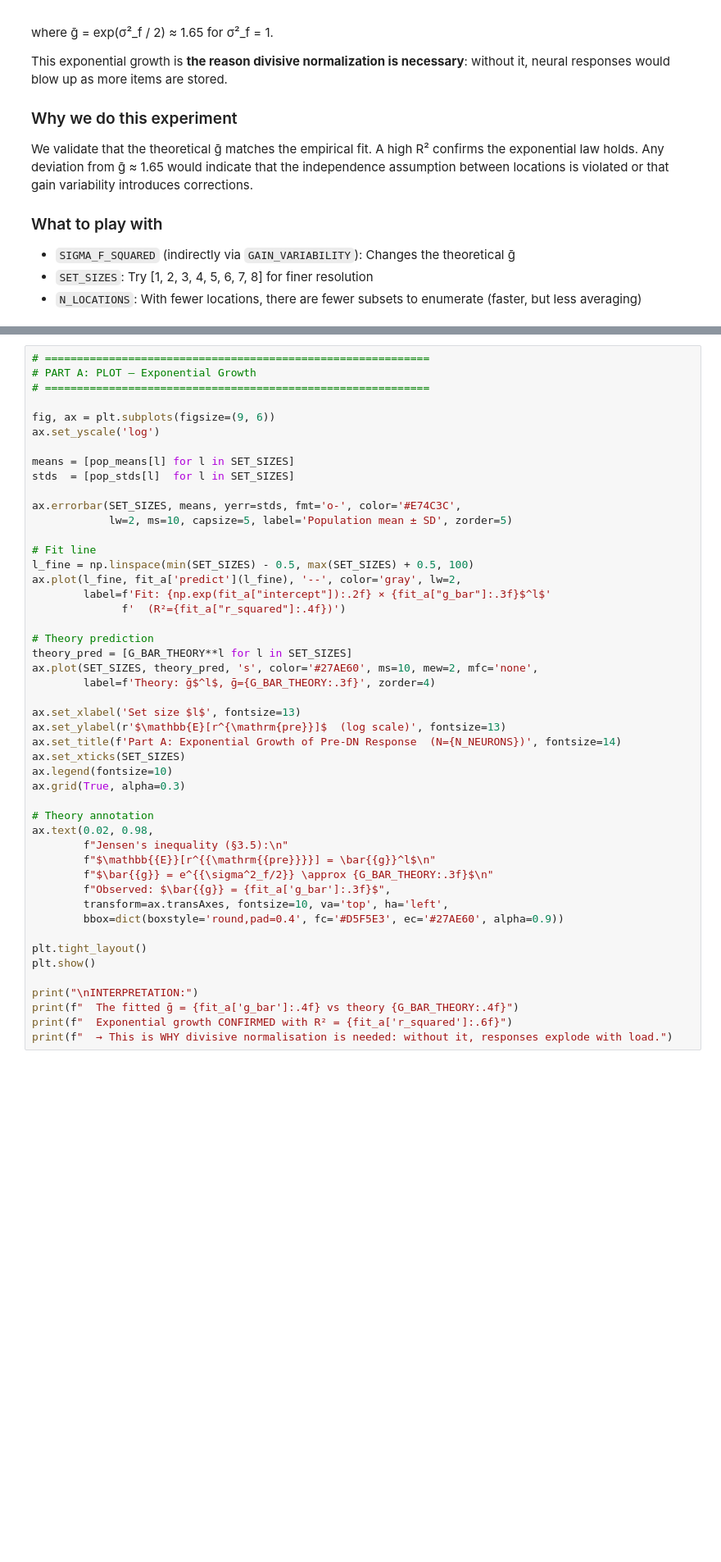
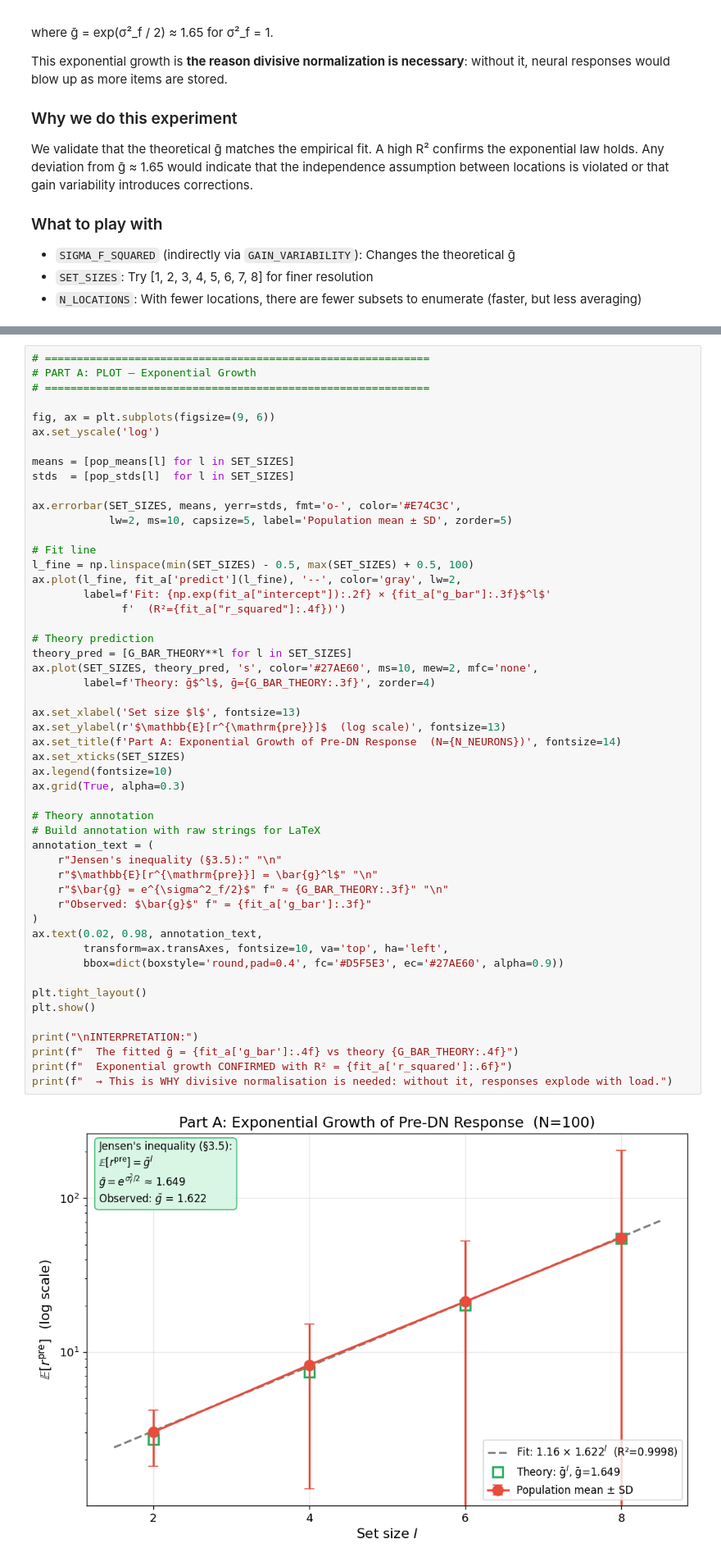
Before and after one commit to YashBit/cbl_cambridge_mphil_2025, a Jupyter notebook: equivalence_model_v0.1/experiments/core_basics/exp1_pre_normalized_notebook.ipynb, the cells around one changed output, grey strips where cells are left out. Shown at 82% size. Drawn from its saved outputs; the diff is of its cells as text; blank space fills up the shorter version.

```diff
--- a/equivalence_model_v0.1/experiments/core_basics/exp1_pre_normalized_notebook.ipynb
+++ b/equivalence_model_v0.1/experiments/core_basics/exp1_pre_normalized_notebook.ipynb
@@ -315,35 +286,40 @@ ax.errorbar(SET_SIZES, means, yerr=stds, fmt='o-', color='#E74C3C',
 
 # Fit line
 l_fine = np.linspace(min(SET_SIZES) - 0.5, max(SET_SIZES) + 0.5, 100)
 ax.plot(l_fine, fit_a['predict'](l_fine), '--', color='gray', lw=2,
         label=f'Fit: {np.exp(fit_a["intercept"]):.2f} × {fit_a["g_bar"]:.3f}$^l$'
               f'  (R²={fit_a["r_squared"]:.4f})')
 
 # Theory prediction
 theory_pred = [G_BAR_THEORY**l for l in SET_SIZES]
 ax.plot(SET_SIZES, theory_pred, 's', color='#27AE60', ms=10, mew=2, mfc='none',
         label=f'Theory: ḡ$^l$, ḡ={G_BAR_THEORY:.3f}', zorder=4)
 
 ax.set_xlabel('Set size $l$', fontsize=13)
 ax.set_ylabel(r'$\mathbb{E}[r^{\mathrm{pre}}]$  (log scale)', fontsize=13)
 ax.set_title(f'Part A: Exponential Growth of Pre-DN Response  (N={N_NEURONS})', fontsize=14)
 ax.set_xticks(SET_SIZES)
 ax.legend(fontsize=10)
 ax.grid(True, alpha=0.3)
 
 # Theory annotation
-ax.text(0.02, 0.98,
-        f"Jensen's inequality (§3.5):\n"
-        f"$\mathbb{{E}}[r^{{\mathrm{{pre}}}}] = \bar{{g}}^l$\n"
-        f"$\bar{{g}} = e^{{\sigma^2_f/2}} \approx {G_BAR_THEORY:.3f}$\n"
-        f"Observed: $\bar{{g}} = {fit_a['g_bar']:.3f}$",
+# Build annotation with raw strings for LaTeX
+annotation_text = (
+    r"Jensen's inequality (§3.5):" "\n"
+    r"$\mathbb{E}[r^{\mathrm{pre}}] = \bar{g}^l$" "\n"
+    r"$\bar{g} = e^{\sigma^2_f/2}$" f" ≈ {G_BAR_THEORY:.3f}" "\n"
+    r"Observed: $\bar{g}$" f" = {fit_a['g_bar']:.3f}"
+)
+ax.text(0.02, 0.98, annotation_text,
         transform=ax.transAxes, fontsize=10, va='top', ha='left',
         bbox=dict(boxstyle='round,pad=0.4', fc='#D5F5E3', ec='#27AE60', alpha=0.9))
 
 plt.tight_layout()
 plt.show()
 
 print("\nINTERPRETATION:")
 print(f"  The fitted ḡ = {fit_a['g_bar']:.4f} vs theory {G_BAR_THEORY:.4f}")
 print(f"  Exponential growth CONFIRMED with R² = {fit_a['r_squared']:.6f}")
 print(f"  → This is WHY divisive normalisation is needed: without it, responses explode with load.")
+# %% [output]
+[figure, added]
```
Also changed, not shown: parts of 9 cells of this notebook, 54 other files.
